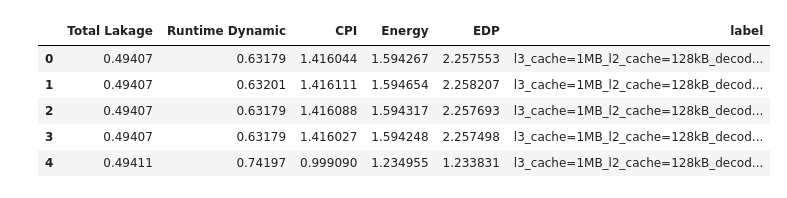
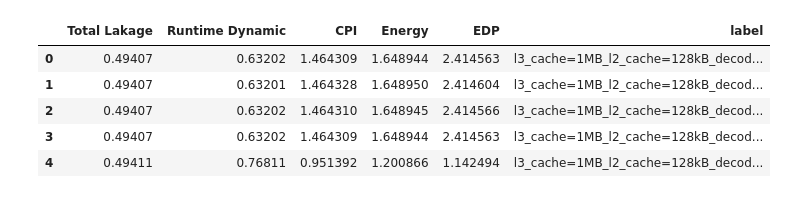
Before and after one commit to KevinMartinez1999/ARM-Architecture-Simulations, a Jupyter notebook: show_results.ipynb, the cells around one changed output. Saved outputs shown, nothing was run; the diff lists cells and outputs as text; code cells hidden in the pictures.

```diff
--- a/show_results.ipynb
+++ b/show_results.ipynb
@@ -5,15 +5,15 @@ import pandas as pd
 import random
 import matplotlib.patches as mpatches
 # %%
-df = pd.read_csv('metrics_h264_dec.csv')
+df = pd.read_csv('metrics_mp3_dec.csv')
 df.head()
 # %% [output]
 |  | Total Lakage | Runtime Dynamic | CPI | Energy | EDP | label |
-| 0 | 0.49407 | 0.63179 | 1.416044 | 1.594267 | 2.257553 | l3_cache=1MB_l2_cache=128kB_decod... |
-| 1 | 0.49407 | 0.63201 | 1.416111 | 1.594654 | 2.258207 | l3_cache=1MB_l2_cache=128kB_decod... |
-| 2 | 0.49407 | 0.63179 | 1.416088 | 1.594317 | 2.257693 | l3_cache=1MB_l2_cache=128kB_decod... |
-| 3 | 0.49407 | 0.63179 | 1.416027 | 1.594248 | 2.257498 | l3_cache=1MB_l2_cache=128kB_decod... |
-| 4 | 0.49411 | 0.74197 | 0.999090 | 1.234955 | 1.233831 | l3_cache=1MB_l2_cache=128kB_decod... |
+| 0 | 0.49407 | 0.63202 | 1.464309 | 1.648944 | 2.414563 | l3_cache=1MB_l2_cache=128kB_decod... |
+| 1 | 0.49407 | 0.63201 | 1.464328 | 1.648950 | 2.414604 | l3_cache=1MB_l2_cache=128kB_decod... |
+| 2 | 0.49407 | 0.63202 | 1.464310 | 1.648945 | 2.414566 | l3_cache=1MB_l2_cache=128kB_decod... |
+| 3 | 0.49407 | 0.63202 | 1.464309 | 1.648944 | 2.414563 | l3_cache=1MB_l2_cache=128kB_decod... |
+| 4 | 0.49411 | 0.76811 | 0.951392 | 1.200866 | 1.142494 | l3_cache=1MB_l2_cache=128kB_decod... |
 # %%
 def obtener_valores(cadena):
     # Divide la cadena en partes utilizando el carácter "_"
```
Also changed, not shown: parts of 2 cells of this notebook, 31 other files.
